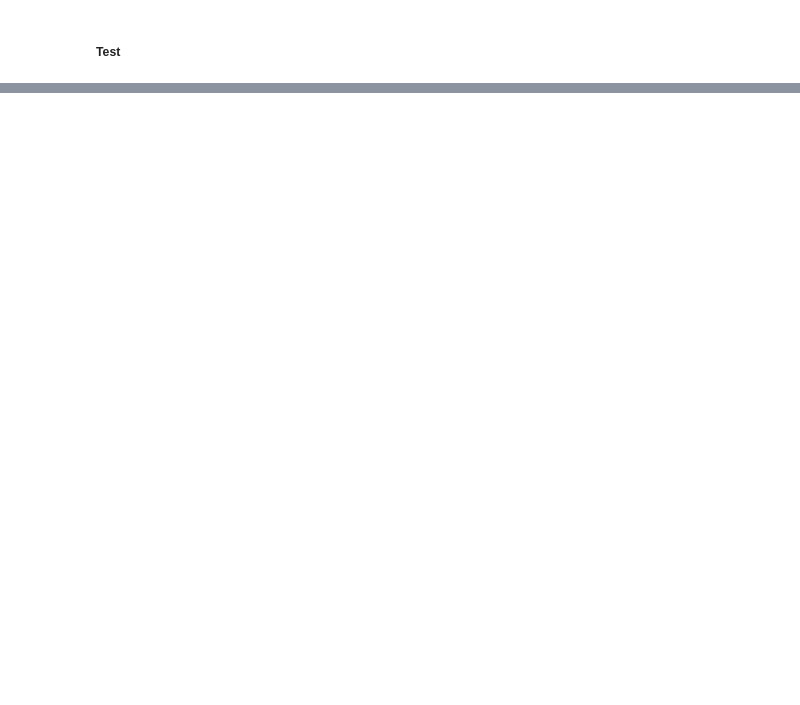
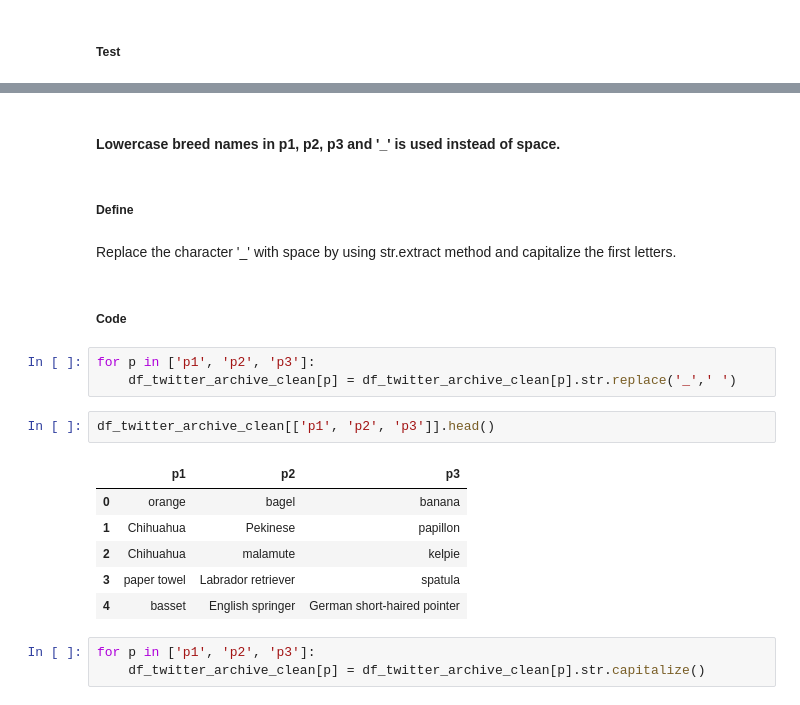
Before and after one commit to yagmurdalman/wrangle-and-analyze-data, a Jupyter notebook: wrangle_act.ipynb, the cells around one changed output, grey strips where cells are left out. Drawn from its saved outputs; the diff is of its cells as text; blank space fills up the shorter version.

```diff
--- a/wrangle_act.ipynb
+++ b/wrangle_act.ipynb
@@ -1072,0 +1084,23 @@ df_twitter_archive_clean.sample(5)
+# %% [markdown]
+#### Lowercase breed names in p1, p2, p3 and '_'  is used instead of space.
+# %% [markdown]
+##### Define
+# %% [markdown]
+Replace the character '_' with space by using str.extract method and capitalize the first letters.
+# %% [markdown]
+##### Code
+# %%
+for p in ['p1', 'p2', 'p3']:
+    df_twitter_archive_clean[p] = df_twitter_archive_clean[p].str.replace('_',' ')
+# %%
+df_twitter_archive_clean[['p1', 'p2', 'p3']].head()
+# %% [output]
+|  | p1 | p2 | p3 |
+| 0 | orange | bagel | banana |
+| 1 | Chihuahua | Pekinese | papillon |
+| 2 | Chihuahua | malamute | kelpie |
+| 3 | paper towel | Labrador retriever | spatula |
+| 4 | basset | English springer | German short-haired pointer |
+# %%
+for p in ['p1', 'p2', 'p3']:
+    df_twitter_archive_clean[p] = df_twitter_archive_clean[p].str.capitalize()
```
Also changed, not shown: parts of 46 cells of this notebook.
